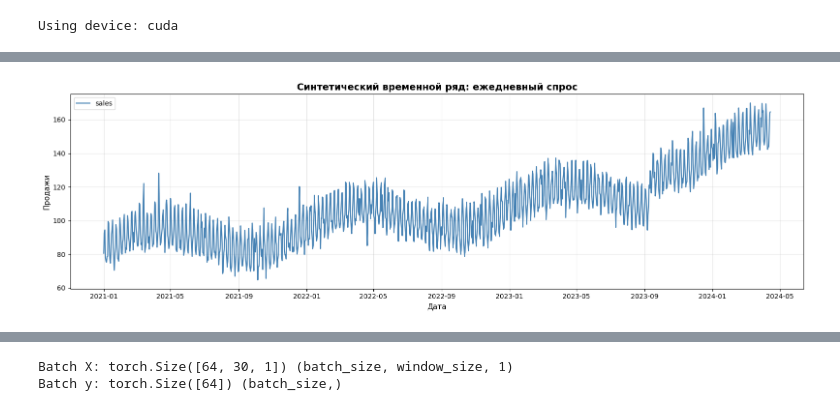
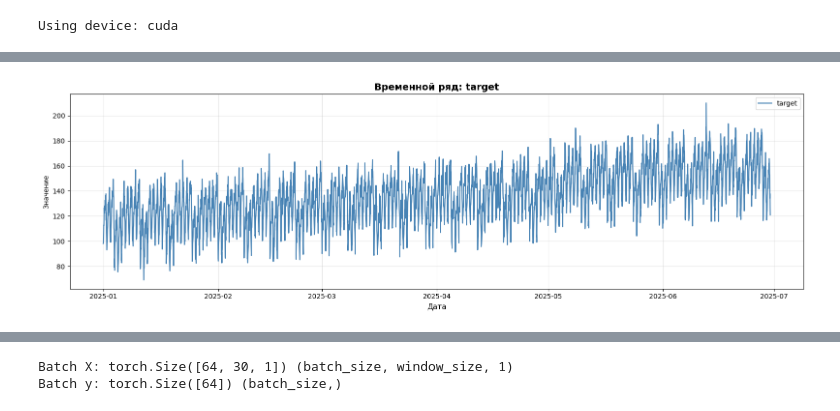
Before and after one commit to Fedyatch/aie_study, a Jupyter notebook: homeworks/HW12/HW12.ipynb, the cells around one changed output, grey strips where cells are left out. Cells and saved outputs as stored; diff of their text form; code cells hidden in the pictures.

```diff
--- a/homeworks/HW12/HW12.ipynb
+++ b/homeworks/HW12/HW12.ipynb
@@ -35,81 +35,46 @@ plt.rcParams['figure.figsize'] = (12, 6)
 # %% [output]
 Using device: cuda
 # %%
-# 2. Генерация и анализ данных
-
-def make_synthetic_demand(n_days: int = 1200, start: str = "2021-01-01") -> pd.DataFrame:
-    """Генерирует синтетический временной ряд с трендом, сезонностью и событиями."""
-    dates = pd.date_range(start=start, periods=n_days, freq="D")
-    t = np.arange(n_days)
-
-    trend = 80 + 0.035 * t
-    weekly = 8 * np.sin(2 * np.pi * t / 7) + 3 * np.cos(2 * np.pi * t / 7)
-    yearly = 10 * np.sin(2 * np.pi * t / 365.25)
-    noise = np.random.normal(loc=0.0, scale=3.2, size=n_days)
-
-    day_of_week = pd.Series(dates).dt.dayofweek.to_numpy()
-    weekend_bonus = np.where(day_of_week >= 5, 6.5, 0.0)
-
-    promo = (np.random.rand(n_days) < 0.04).astype(float)
-    promo_effect = promo * np.random.uniform(8, 18, size=n_days)
-
-    regime_shift = np.where(t >= int(n_days * 0.82), 20.0, 0.0)
-
-    sales = trend + weekly + yearly + weekend_bonus + promo_effect + regime_shift + noise
-    sales = np.maximum(sales, 5.0)
-
-    df = pd.DataFrame({
-        "date": dates,
-        "sales": sales,
-        "promo": promo.astype(int),
-    })
-    return df
-
-# Генерация данных
-df = make_synthetic_demand()
-print("СТРУКТУРА ДАТАСЕТА")
+# Загрузка CSV-файла (требование задания)
+df = pd.read_csv("S12-hw-dataset.csv")
+print(f"Файл загружен: S12-hw-dataset.csv")
 print(f"Размер: {df.shape[0]} строк × {df.shape[1]} колонок")
 print(f"Колонки: {df.columns.tolist()}")
-print(f"\nДиапазон дат: от {df['date'].min()} до {df['date'].max()}")
-print(f"\nСтатистика:")
-print(df.describe(include="all").T)
+
+# Преобразование date к datetime (требование задания)
+df['date'] = pd.to_datetime(df['date'])
+df = df.sort_values('date').reset_index(drop=True)
+print(f"\n✓ Колонка 'date' преобразована в datetime и отсортирована")
+print(f"Диапазон дат: от {df['date'].min()} до {df['date'].max()}")
+
+# Sanity-check по пропускам (требование задания)
+print("\nПроверка пропусков:")
+missing = df.isnull().sum()
+for col, count in missing.items():
+    if count > 0:
+        print(f"  {col}: {count} пропусков ({count/len(df)*100:.2f}%)")
+    else:
+        print(f"  {col}: 0 пропусков")
+
+# Явное упоминание колонки target (требование задания)
+if 'target' not in df.columns:
+    raise ValueError("Колонка 'target' не найдена в датасете! Проверьте структуру S12-hw-dataset.csv")
+print(f"\n✓ Целевая колонка: 'target' (тип: {df['target'].dtype})")
+print(f"Статистика 'target':")
+print(f"  min={df['target'].min():.2f}, max={df['target'].max():.2f}, mean={df['target'].mean():.2f}, std={df['target'].std():.2f}")
+
+# Явное упоминание лагов 7 и 14 (требование задания)
+print("\n✓ Будут созданы лаговые признаки: lag_1 (shift(1)), lag_7 (shift(7)), lag_14 (shift(14))")
 
 # Визуализация ряда
 fig, ax = plt.subplots(figsize=(16, 5))
-ax.plot(df["date"], df["sales"], lw=1.6, label="sales", color="steelblue")
-ax.set_title("Синтетический временной ряд: ежедневный спрос", fontsize=14, fontweight='bold')
+ax.plot(df["date"], df["target"], lw=1.6, label="target", color="steelblue")
+ax.set_title("Временной ряд: target", fontsize=14, fontweight='bold')
 ax.set_xlabel("Дата", fontsize=11)
-ax.set_ylabel("Продажи", fontsize=11)
+ax.set_ylabel("Значение")
 ax.legend()
 ax.grid(True, alpha=0.3)
 plt.tight_layout()
 plt.savefig('artifacts/figures/series_raw.png', dpi=150, bbox_inches='tight')
 plt.show()
-
-# Анализ сезонности по дням недели
-fig, axes = plt.subplots(1, 2, figsize=(16, 4))
-
-# Первые 120 дней
-df["sales"].iloc[:120].plot(ax=axes[0], title="Первые 120 дней", color="steelblue")
-axes[0].set_xlabel("Номер наблюдения")
-axes[0].set_ylabel("Продажи")
-axes[0].grid(True, alpha=0.3)
-
-# Средние продажи по дням недели
-dow_order = [0, 1, 2, 3, 4, 5, 6]
-dow_names = ["Mon", "Tue", "Wed", "Thu", "Fri", "Sat", "Sun"]
-(
-    df.assign(dayofweek=df["date"].dt.dayofweek)
-      .groupby("dayofweek")["sales"].mean()
-      .reindex(dow_order)
-      .set_axis(dow_names)
-      .plot(kind="bar", ax=axes[1], title="Средние продажи по дням недели", color="steelblue")
-)
-axes[1].set_xlabel("День недели")
-axes[1].set_ylabel("Средние продажи")
-axes[1].grid(True, alpha=0.3)
-
-plt.tight_layout()
-plt.savefig('artifacts/figures/seasonality_analysis.png', dpi=150, bbox_inches='tight')
-plt.show()
 # %% [output]
@@ -133 +97 @@ promo   0.203691
-[figure, old version]
+[figure, new version]
```
Also changed, not shown: parts of 10 cells of this notebook, 10 other files.
